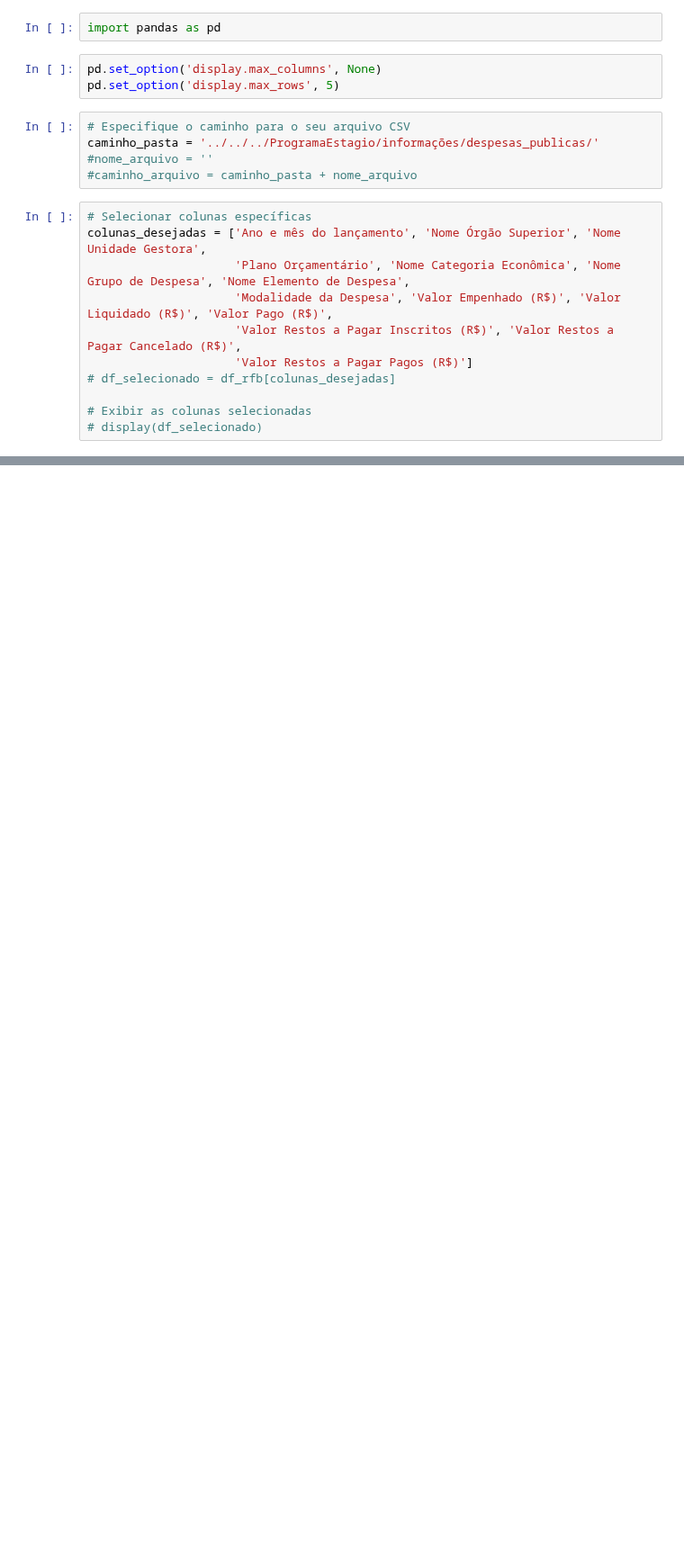
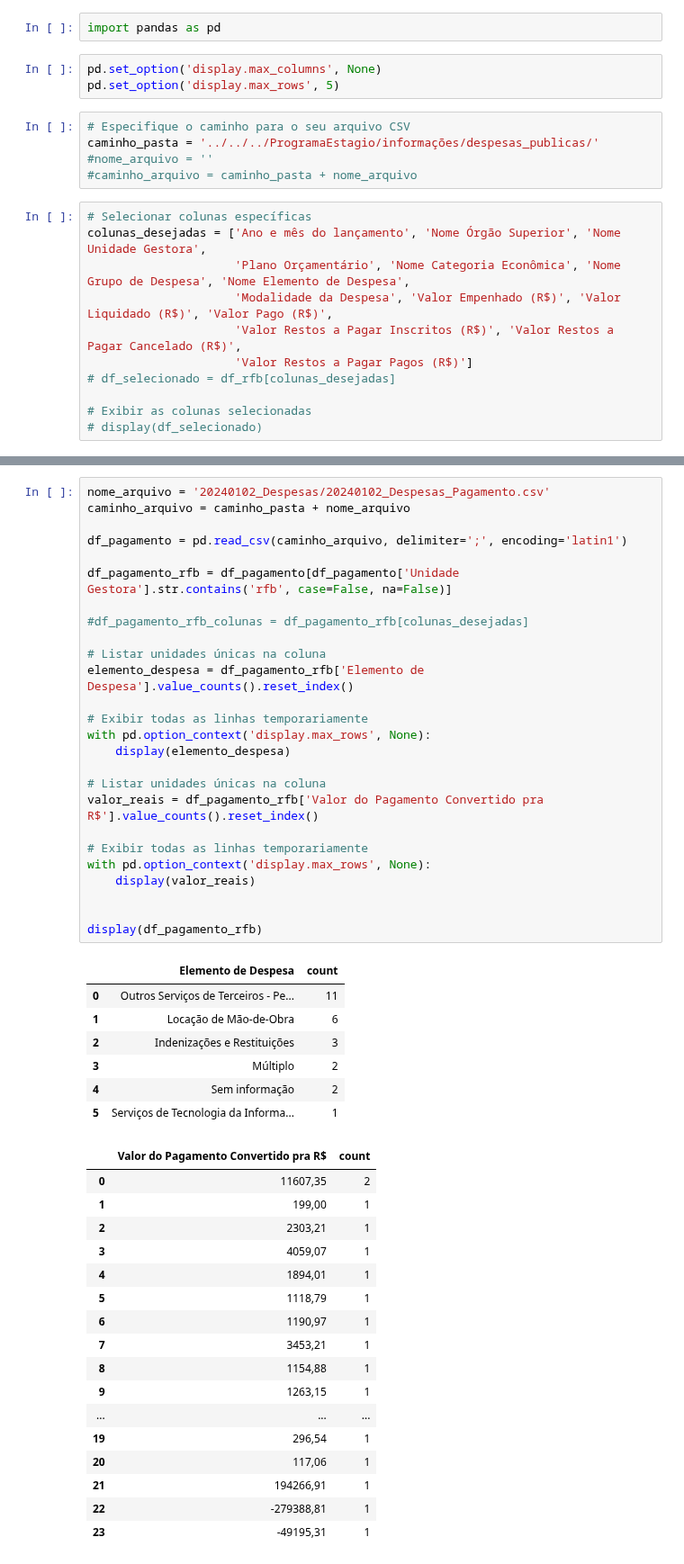
Before and after one commit to ReceitaFederal/ProgramaEstagio, a Jupyter notebook: src/python/despesas_publicas.ipynb, the cells around one changed output, grey strips where cells are left out. Shown at 90% size. Drawn from its saved outputs; the diff is of its cells as text; blank space fills up the shorter version.

Commit message:
Pesquisa de despesas públicas

```diff
--- a/src/python/despesas_publicas.ipynb
+++ b/src/python/despesas_publicas.ipynb
@@ -94,0 +167,51 @@ display(df_pagamento_rfb)
+# %%
+nome_arquivo = '20240102_Despesas/20240102_Despesas_Pagamento.csv'
+caminho_arquivo = caminho_pasta + nome_arquivo
+
+df_pagamento = pd.read_csv(caminho_arquivo, delimiter=';', encoding='latin1')
+
+df_pagamento_rfb = df_pagamento[df_pagamento['Unidade Gestora'].str.contains('rfb', case=False, na=False)]
+
+#df_pagamento_rfb_colunas = df_pagamento_rfb[colunas_desejadas]
+
+# Listar unidades únicas na coluna
+elemento_despesa = df_pagamento_rfb['Elemento de Despesa'].value_counts().reset_index()
+
+# Exibir todas as linhas temporariamente
+with pd.option_context('display.max_rows', None):
+    display(elemento_despesa)
+
+# Listar unidades únicas na coluna
+valor_reais = df_pagamento_rfb['Valor do Pagamento Convertido pra R$'].value_counts().reset_index()
+
+# Exibir todas as linhas temporariamente
+with pd.option_context('display.max_rows', None):
+    display(valor_reais)
+
+
+display(df_pagamento_rfb)
+# %% [output]
+|  | Elemento de Despesa | count |
+| 0 | Outros Serviços de Terceiros - Pe... | 11 |
+| 1 | Locação de Mão-de-Obra | 6 |
+| 2 | Indenizações e Restituições | 3 |
+| 3 | Múltiplo | 2 |
+| 4 | Sem informação | 2 |
+| 5 | Serviços de Tecnologia da Informa... | 1 |
+|  | Valor do Pagamento Convertido pra R$ | count |
+| 0 | 11607,35 | 2 |
+| 1 | 199,00 | 1 |
+| 2 | 2303,21 | 1 |
+| 3 | 4059,07 | 1 |
+| 4 | 1894,01 | 1 |
+| 5 | 1118,79 | 1 |
+| 6 | 1190,97 | 1 |
+| 7 | 3453,21 | 1 |
+| 8 | 1154,88 | 1 |
+| 9 | 1263,15 | 1 |
+| ... | ... | ... |
+| 19 | 296,54 | 1 |
+| 20 | 117,06 | 1 |
+| 21 | 194266,91 | 1 |
+| 22 | -279388,81 | 1 |
+| 23 | -49195,31 | 1 |
```
Also changed, not shown: parts of 7 cells of this notebook.
